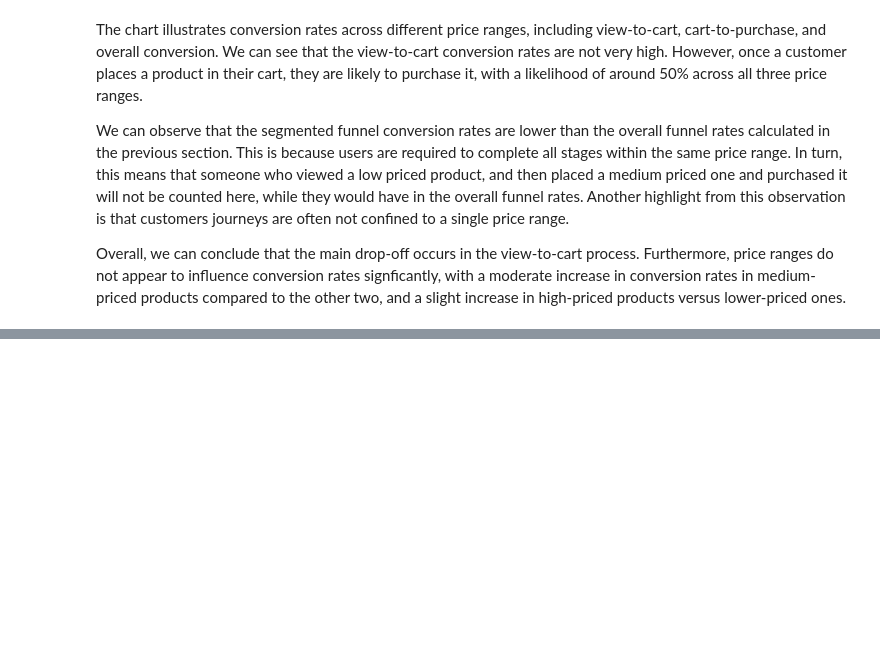
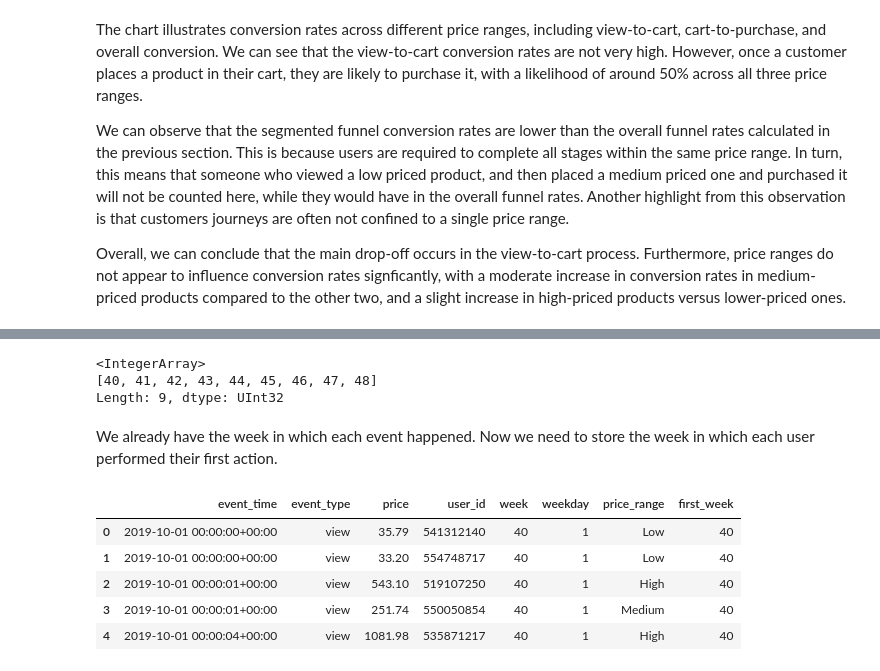
Before and after one commit to bigfoot-888/Ecommerce-User-Behavior-Analysis, a Jupyter notebook: notebooks/user-behavior-analysis.ipynb, the cells around one changed output, grey strips where cells are left out. Drawn from its saved outputs; the diff is of its cells as text; code cells hidden in the pictures; blank space fills up the shorter version.

```diff
--- a/notebooks/user-behavior-analysis.ipynb
+++ b/notebooks/user-behavior-analysis.ipynb
@@ -268,0 +282,22 @@ Overall, we can conclude that the main drop-off occurs in the view-to-cart proce
+# %%
+weeks = df_total["week"].unique()
+weeks
+# %% [output]
+<IntegerArray>
+[40, 41, 42, 43, 44, 45, 46, 47, 48]
+Length: 9, dtype: UInt32
+# %% [markdown]
+We already have the week in which each event happened. Now we need to store the week in which each user performed their first action.
+# %%
+first_week = df_total.groupby("user_id")["week"].min()
+first_week
+
+df_total["first_week"] = df_total["user_id"].map(first_week)
+df_total.head()
+# %% [output]
+|  | event_time | event_type | price | user_id | week | weekday | price_range | first_week |
+| 0 | 2019-10-01 00:00:00+00:00 | view | 35.79 | 541312140 | 40 | 1 | Low | 40 |
+| 1 | 2019-10-01 00:00:00+00:00 | view | 33.20 | 554748717 | 40 | 1 | Low | 40 |
+| 2 | 2019-10-01 00:00:01+00:00 | view | 543.10 | 519107250 | 40 | 1 | High | 40 |
+| 3 | 2019-10-01 00:00:01+00:00 | view | 251.74 | 550050854 | 40 | 1 | Medium | 40 |
+| 4 | 2019-10-01 00:00:04+00:00 | view | 1081.98 | 535871217 | 40 | 1 | High | 40 |
```
Also changed, not shown: parts of 13 cells of this notebook, 9 other files.
